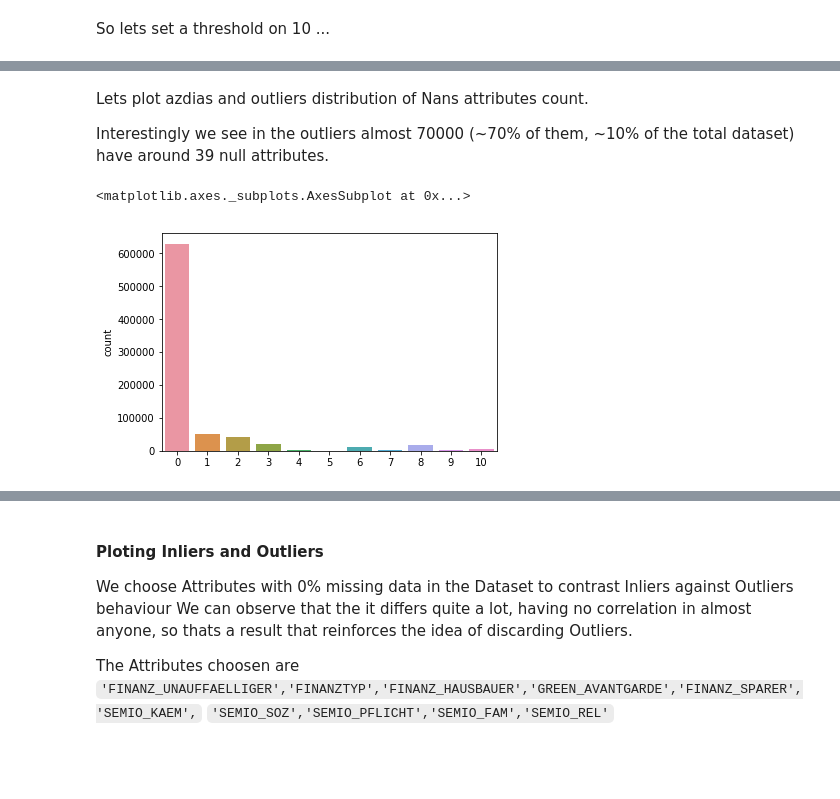
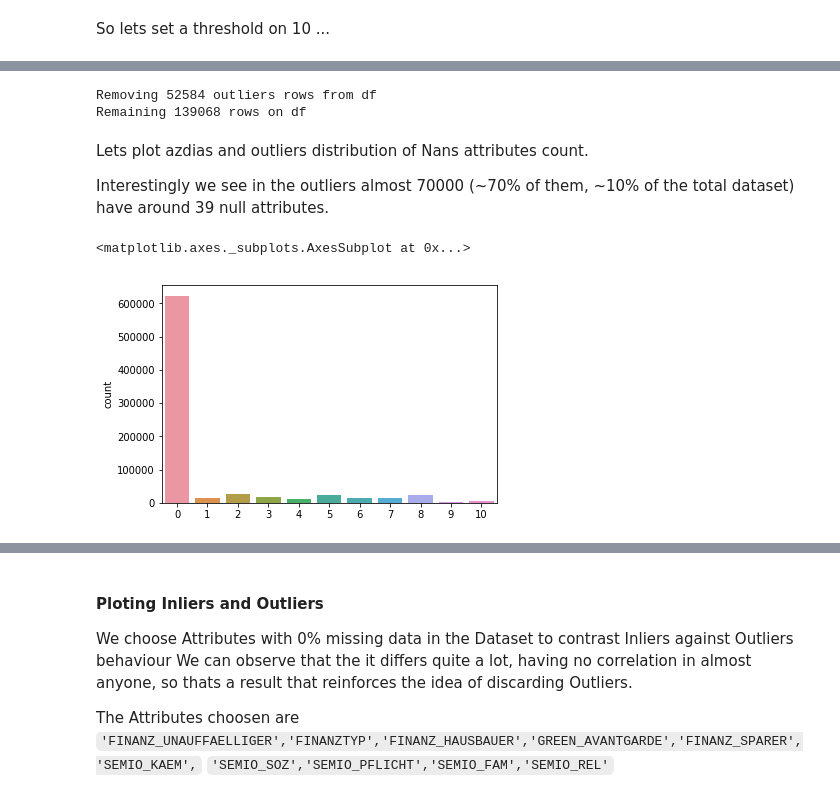
Before and after one commit to jackgara/identify_customer_segments, a Jupyter notebook: Identify_Customer_Segments.ipynb, the cells around one changed output, grey strips where cells are left out. Cells and saved outputs as stored; diff of their text form; code cells hidden in the pictures; blank space fills up the shorter version.

```diff
--- a/Identify_Customer_Segments.ipynb
+++ b/Identify_Customer_Segments.ipynb
@@ -420,7 +449,7 @@ def split_outliers(df,threshold=10):
 
     return df, outliers
 # %%
-# azdias, outliers = split_outliers(azdias)
+_azdias, outliers = split_outliers(azdias)
 # print(azdias.shape)
 # print(outliers.shape)
 # %% [output]
@@ -429,3 +479,8 @@ def split_outliers(df,threshold=10):
+# %%
+_customers, outliers = split_outliers(customers)
+# %% [output]
+Removing 52584 outliers rows from df
+Remaining 139068 rows on df
 # %% [markdown]
 
 
@@ -433,10 +488,10 @@ Lets plot azdias and outliers distribution of Nans attributes count.
 
 Interestingly we see in the outliers almost 70000 (~70% of them, ~10% of the total dataset) have around 39 null attributes.
 # %%
-sns.countplot(azdias.isnull().sum(axis=1))
+sns.countplot(_azdias.isnull().sum(axis=1))
 # %% [output]
 <matplotlib.axes._subplots.AxesSubplot at 0x...>
-[figure, old version]
+[figure, new version]
 # %%
 sns.countplot(outliers.isnull().sum(axis=1))
 # %% [output]
```
Also changed, not shown: parts of 154 cells of this notebook, 1 other file.
